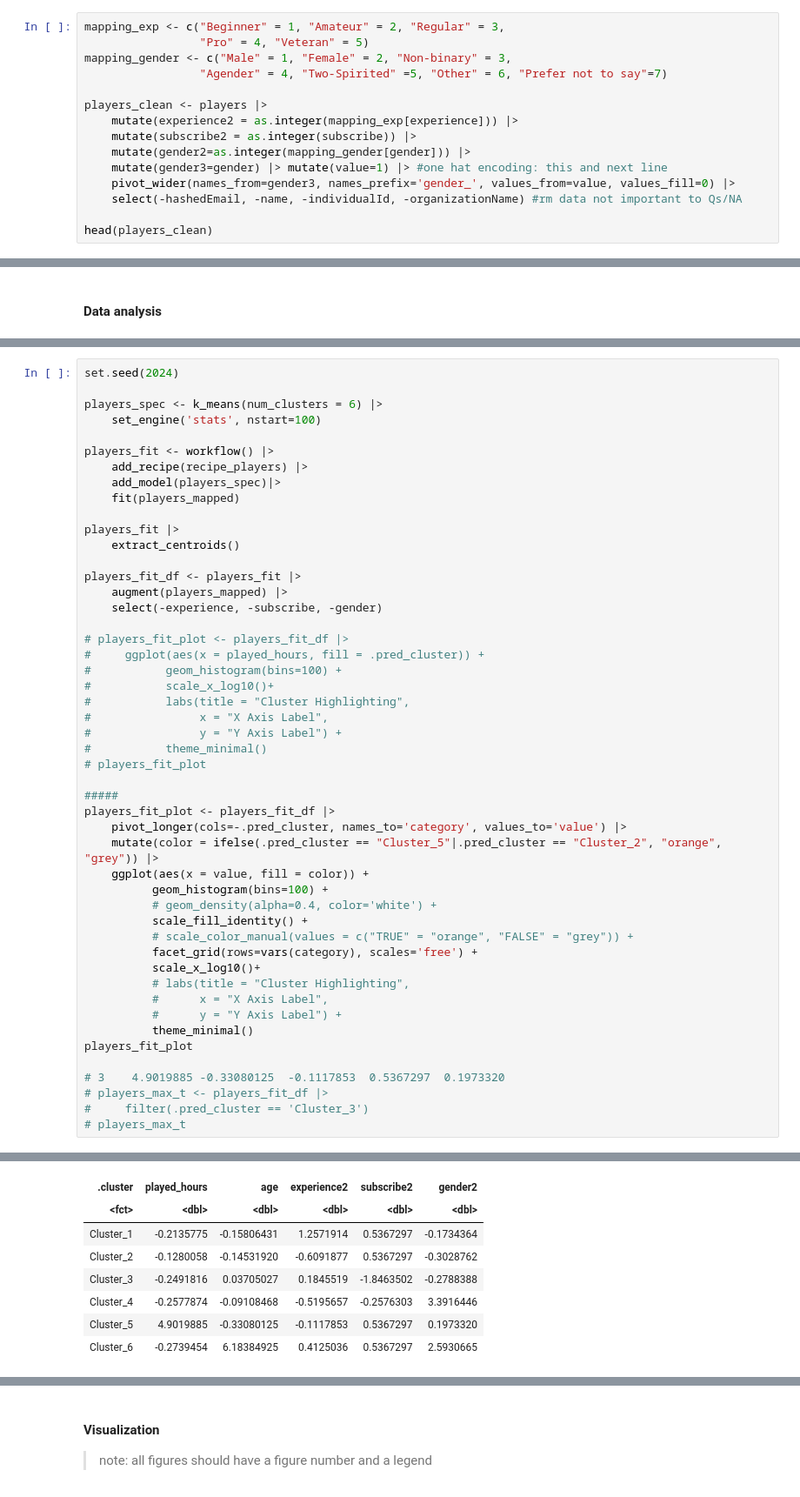
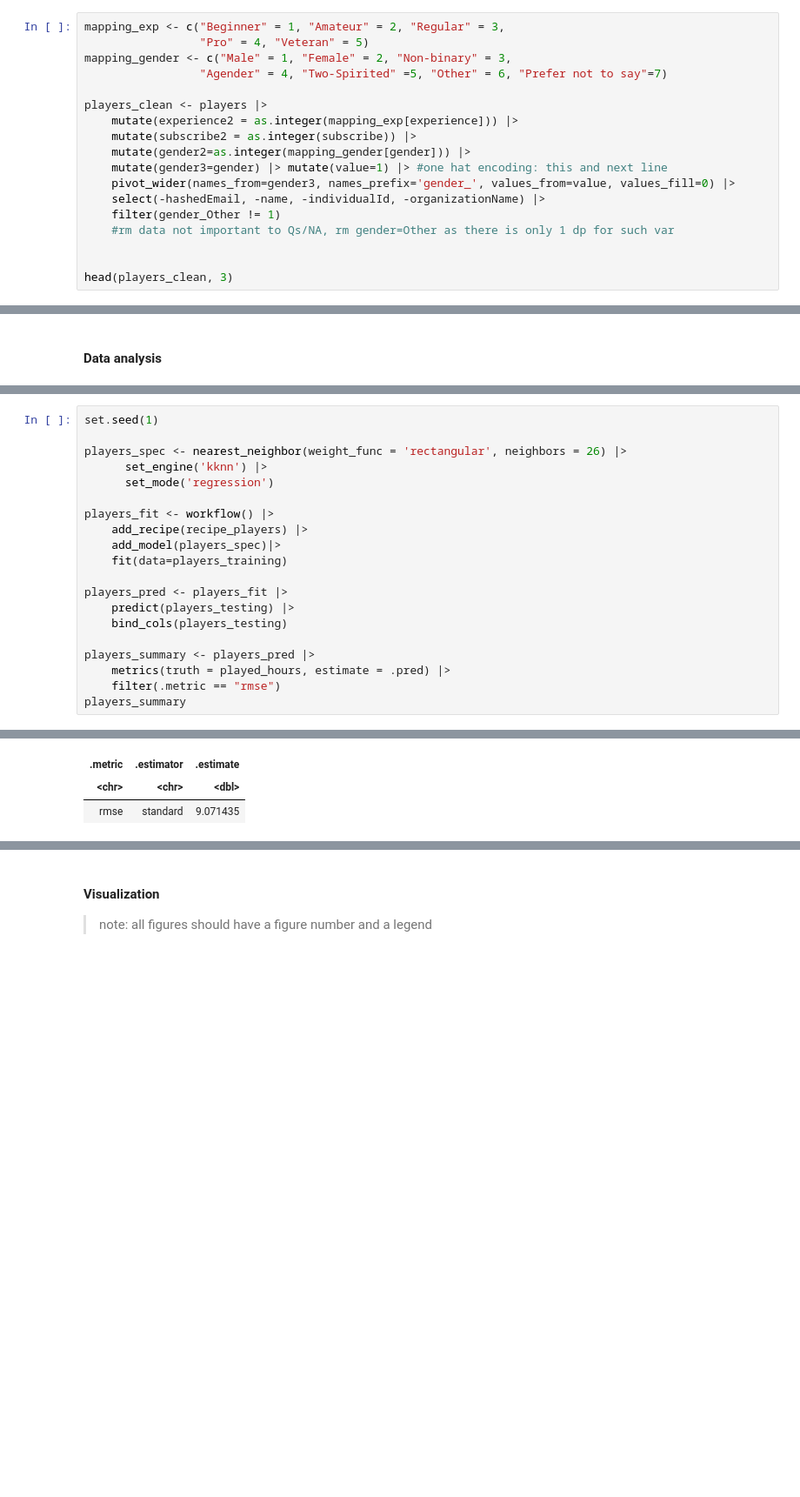
Before and after one commit to cars0njan/dsci-100-project, a Jupyter notebook: Final_report_group30.ipynb, the cells around one changed output, grey strips where cells are left out. Shown at 87% size. Saved outputs shown, nothing was run; the diff lists cells and outputs as text; blank space fills up the shorter version.

```diff
--- a/Final_report_group30.ipynb
+++ b/Final_report_group30.ipynb
@@ -119,7 +102,10 @@ players_clean <- players |>
     mutate(gender2=as.integer(mapping_gender[gender])) |>
     mutate(gender3=gender) |> mutate(value=1) |> #one hat encoding: this and next line
     pivot_wider(names_from=gender3, names_prefix='gender_', values_from=value, values_fill=0) |>
-    select(-hashedEmail, -name, -individualId, -organizationName) #rm data not important to Qs/NA
+    select(-hashedEmail, -name, -individualId, -organizationName) |>
+    filter(gender_Other != 1)
+    #rm data not important to Qs/NA, rm gender=Other as there is only 1 dp for such var
 
-head(players_clean)
+
+head(players_clean, 3)
 # %% [output]
@@ -223,50 +217,21 @@ Using the elbow method we choose k=6 for our model
 # %%
-set.seed(2024)
+set.seed(1)
 
-players_spec <- k_means(num_clusters = 6) |>
-    set_engine('stats', nstart=100)
+players_spec <- nearest_neighbor(weight_func = 'rectangular', neighbors = 26) |>
+      set_engine('kknn') |>
+      set_mode('regression')
 
 players_fit <- workflow() |>
     add_recipe(recipe_players) |>
     add_model(players_spec)|>
-    fit(players_mapped)
+    fit(data=players_training)
 
-players_fit |>
-    extract_centroids()
+players_pred <- players_fit |>
+    predict(players_testing) |>
+    bind_cols(players_testing)
 
-players_fit_df <- players_fit |>
-    augment(players_mapped) |>
-    select(-experience, -subscribe, -gender)
-
-# players_fit_plot <- players_fit_df |>
-#     ggplot(aes(x = played_hours, fill = .pred_cluster)) +
-#           geom_histogram(bins=100) +
-#           scale_x_log10()+
-#           labs(title = "Cluster Highlighting",
-#                x = "X Axis Label",
-#                y = "Y Axis Label") +
-#           theme_minimal()
-# players_fit_plot
-
-#####
-players_fit_plot <- players_fit_df |>
-    pivot_longer(cols=-.pred_cluster, names_to='category', values_to='value') |>
-    mutate(color = ifelse(.pred_cluster == "Cluster_5"|.pred_cluster == "Cluster_2", "orange", "grey")) |>
-    ggplot(aes(x = value, fill = color)) +
-          geom_histogram(bins=100) +
-          # geom_density(alpha=0.4, color='white') +
-          scale_fill_identity() +
-          # scale_color_manual(values = c("TRUE" = "orange", "FALSE" = "grey")) +
-          facet_grid(rows=vars(category), scales='free') +
-          scale_x_log10()+
-          # labs(title = "Cluster Highlighting",
-          #      x = "X Axis Label",
-          #      y = "Y Axis Label") +
-          theme_minimal()
-players_fit_plot
-
-# 3    4.9019885 -0.33080125  -0.1117853  0.5367297  0.1973320
-# players_max_t <- players_fit_df |>
-#     filter(.pred_cluster == 'Cluster_3')
-# players_max_t
+players_summary <- players_pred |>
+    metrics(truth = played_hours, estimate = .pred) |>
+    filter(.metric == "rmse")
+players_summary
 # %% [output]
@@ -274,8 +239,3 @@ A tibble: 6 × 6
-| .cluster | played_hours | age | experience2 | subscribe2 | gender2 |
-| <fct> | <dbl> | <dbl> | <dbl> | <dbl> | <dbl> |
-| Cluster_1 | -0.2135775 | -0.15806431 | 1.2571914 | 0.5367297 | -0.1734364 |
-| Cluster_2 | -0.1280058 | -0.14531920 | -0.6091877 | 0.5367297 | -0.3028762 |
-| Cluster_3 | -0.2491816 | 0.03705027 | 0.1845519 | -1.8463502 | -0.2788388 |
-| Cluster_4 | -0.2577874 | -0.09108468 | -0.5195657 | -0.2576303 | 3.3916446 |
-| Cluster_5 | 4.9019885 | -0.33080125 | -0.1117853 | 0.5367297 | 0.1973320 |
-| Cluster_6 | -0.2739454 | 6.18384925 | 0.4125036 | 0.5367297 | 2.5930665 |
+| .metric | .estimator | .estimate |
+| <chr> | <chr> | <dbl> |
+| rmse | standard | 9.071435 |
```
Also changed, not shown: parts of 9 cells of this notebook.
